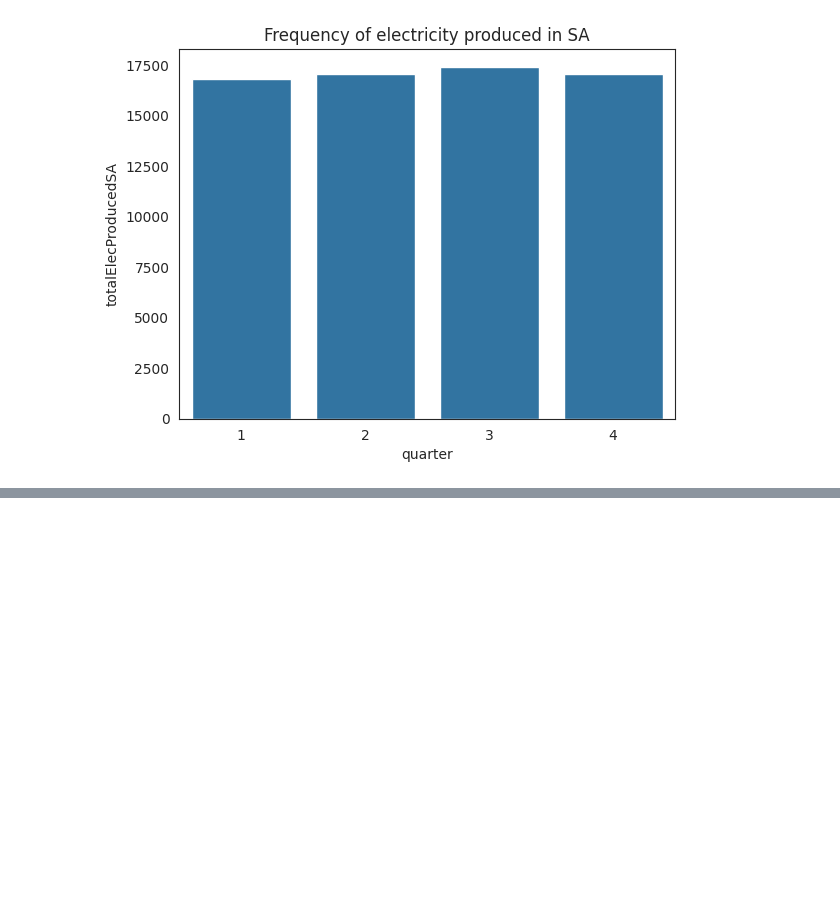
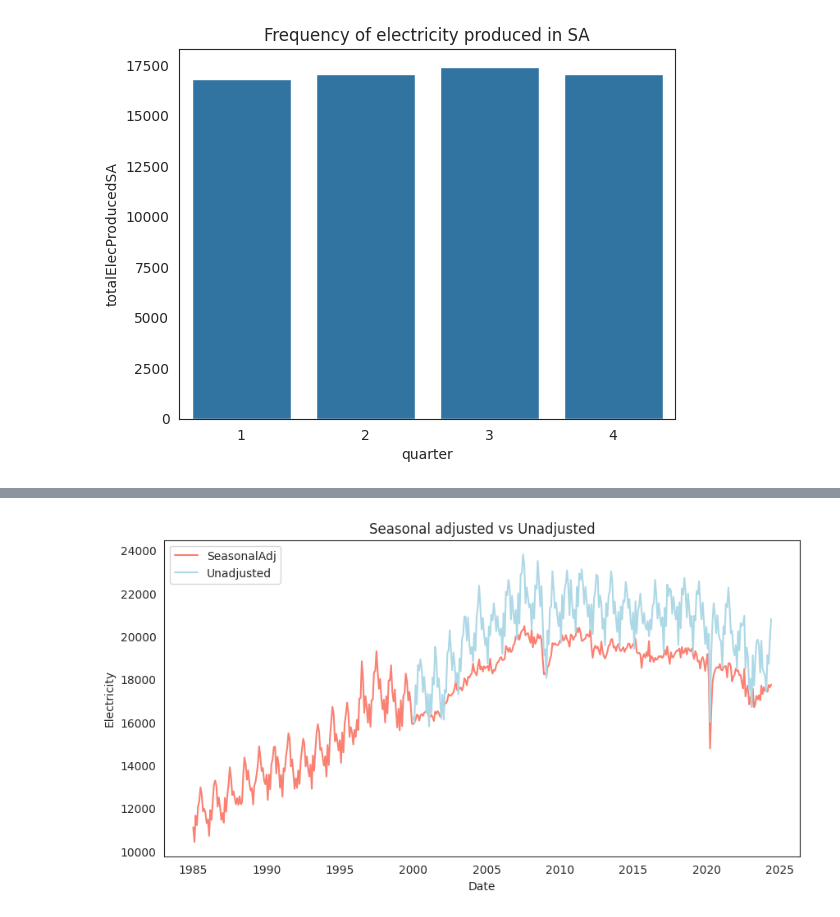
Before and after one commit to MbuyiseloNtando/Electricity-Generated-and-Available-for-Distribution-1985-2024, a Jupyter notebook: Untitled44.ipynb, the cells around one changed output, grey strips where cells are left out. Saved outputs shown, nothing was run; the diff lists cells and outputs as text; code cells hidden in the pictures; blank space fills up the shorter version.

```diff
--- a/Untitled44.ipynb
+++ b/Untitled44.ipynb
@@ -417,0 +427,9 @@ plt.title('Frequency of electricity produced in SA');
+# %%
+plt.figure(figsize=(10, 5))
+ax = sns.lineplot(y=data['totalElecProducedSA'], x=data['Date'], color='salmon', label='SeasonalAdj');
+ax = sns.lineplot(y=data['unadjustedTotalElecProducedSA'], x=data['Date'], color='lightblue', label='Unadjusted')
+#ax.legend(['Imports', 'Exports']);
+plt.ylabel('Electricity')
+plt.title('Seasonal adjusted vs Unadjusted');
+# %% [output]
+[figure, added]
```
Also changed, not shown: parts of 4 cells of this notebook.
